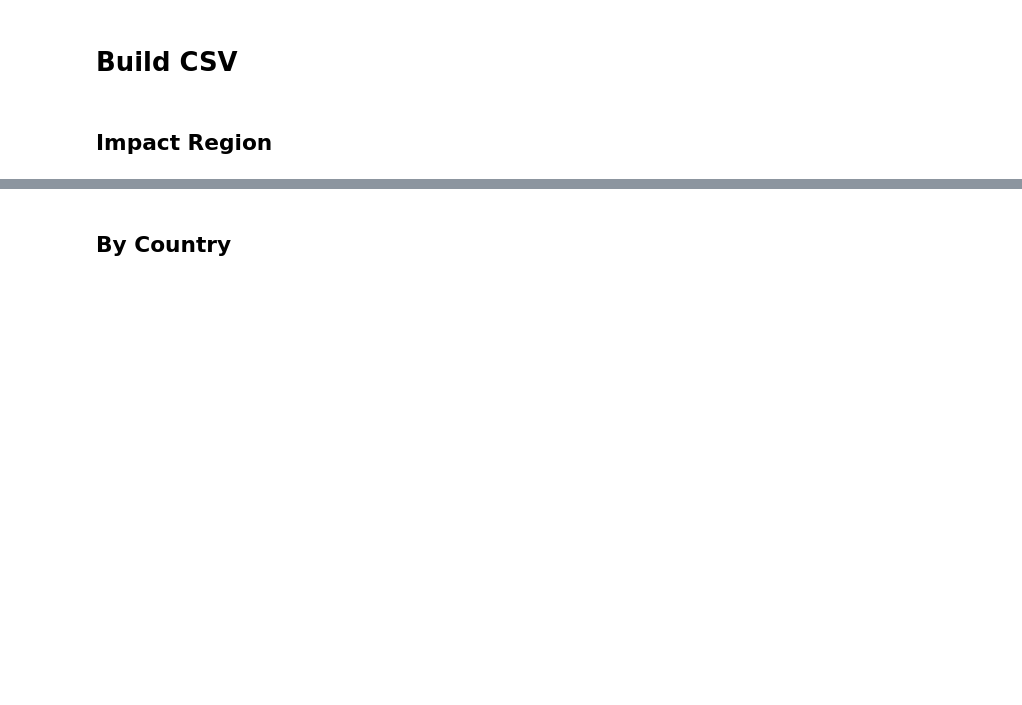
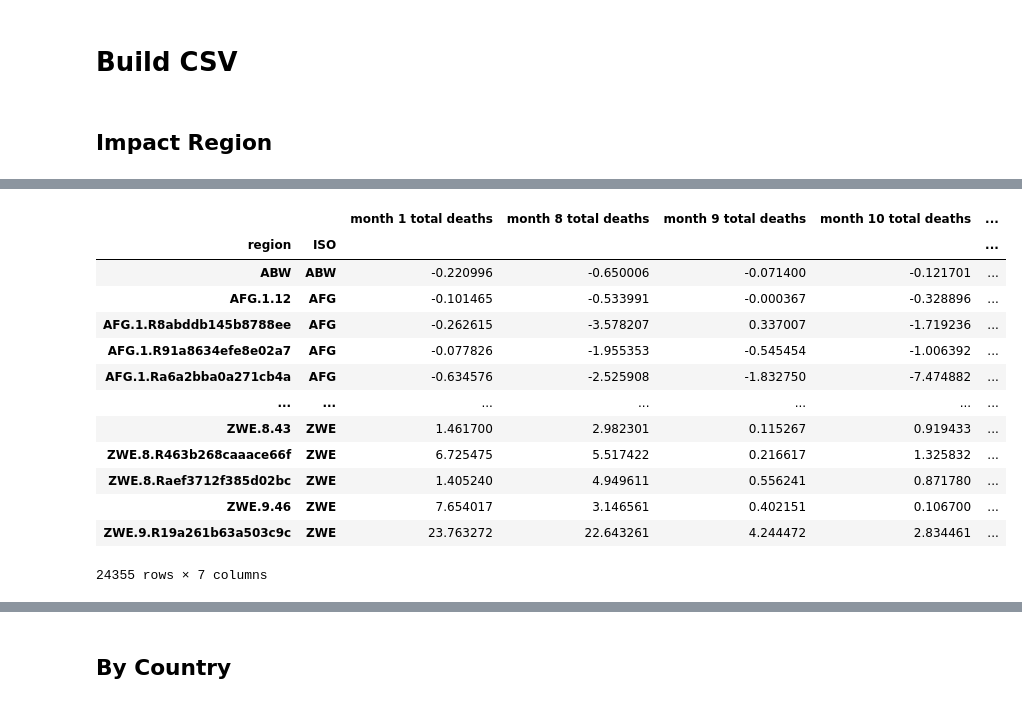
Before and after one commit to ClimateImpactLab/poreallas, a Jupyter notebook: analysis/a01_august_seasonal_forecast_results.ipynb, the cells around one changed output, grey strips where cells are left out. Cells and saved outputs as stored; diff of their text form; code cells hidden in the pictures; blank space fills up the shorter version.

```diff
--- a/analysis/a01_august_seasonal_forecast_results.ipynb
+++ b/analysis/a01_august_seasonal_forecast_results.ipynb
@@ -213,5 +230,22 @@ wide.columns = [f"month {m}  total deaths" for m in wide.columns]
 wide['total deaths 6mo agg'] = wide.sum(axis=1)
 wide.to_csv('2608_total.csv')
 df_total = wide
+# %%
+df_total
+# %% [output]
+|  |  | month 1 total deaths | month 8 total deaths | month 9 total deaths | month 10 total deaths | ... |
+| region | ISO |  |  |  |  | ... |
+| ABW | ABW | -0.220996 | -0.650006 | -0.071400 | -0.121701 | ... |
+| AFG.1.12 | AFG | -0.101465 | -0.533991 | -0.000367 | -0.328896 | ... |
+| AFG.1.R8abddb145b8788ee | AFG | -0.262615 | -3.578207 | 0.337007 | -1.719236 | ... |
+| AFG.1.R91a8634efe8e02a7 | AFG | -0.077826 | -1.955353 | -0.545454 | -1.006392 | ... |
+| AFG.1.Ra6a2bba0a271cb4a | AFG | -0.634576 | -2.525908 | -1.832750 | -7.474882 | ... |
+| ... | ... | ... | ... | ... | ... | ... |
+| ZWE.8.43 | ZWE | 1.461700 | 2.982301 | 0.115267 | 0.919433 | ... |
+| ZWE.8.R463b268caaace66f | ZWE | 6.725475 | 5.517422 | 0.216617 | 1.325832 | ... |
+| ZWE.8.Raef3712f385d02bc | ZWE | 1.405240 | 4.949611 | 0.556241 | 0.871780 | ... |
+| ZWE.9.46 | ZWE | 7.654017 | 3.146561 | 0.402151 | 0.106700 | ... |
+| ZWE.9.R19a261b63a503c9c | ZWE | 23.763272 | 22.643261 | 4.244472 | 2.834461 | ... |
+24355 rows × 7 columns
 # %%
 df_total.sort_values("total deaths 6mo agg", ascending = True)
```
Also changed, not shown: parts of 3 cells of this notebook, 1 other file.
